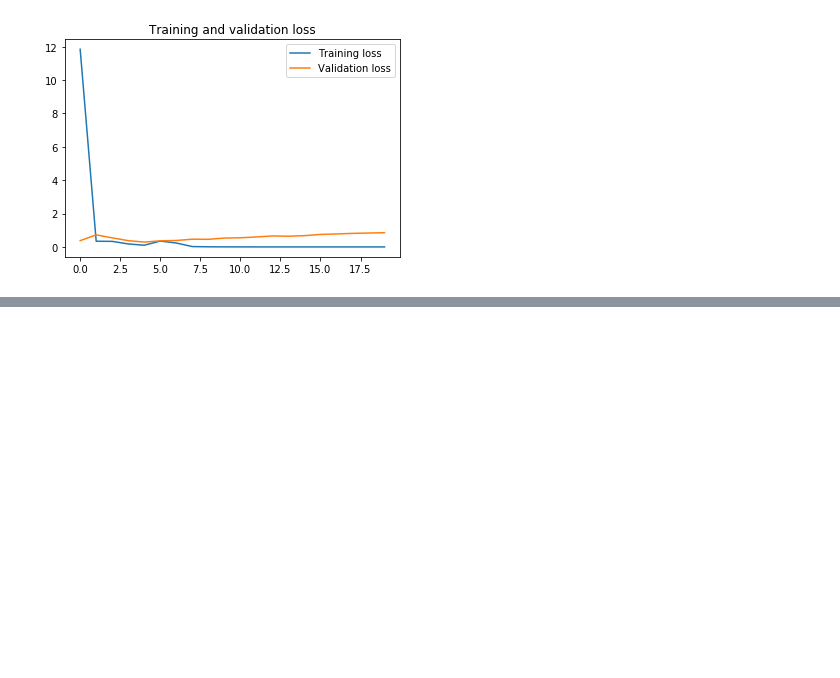
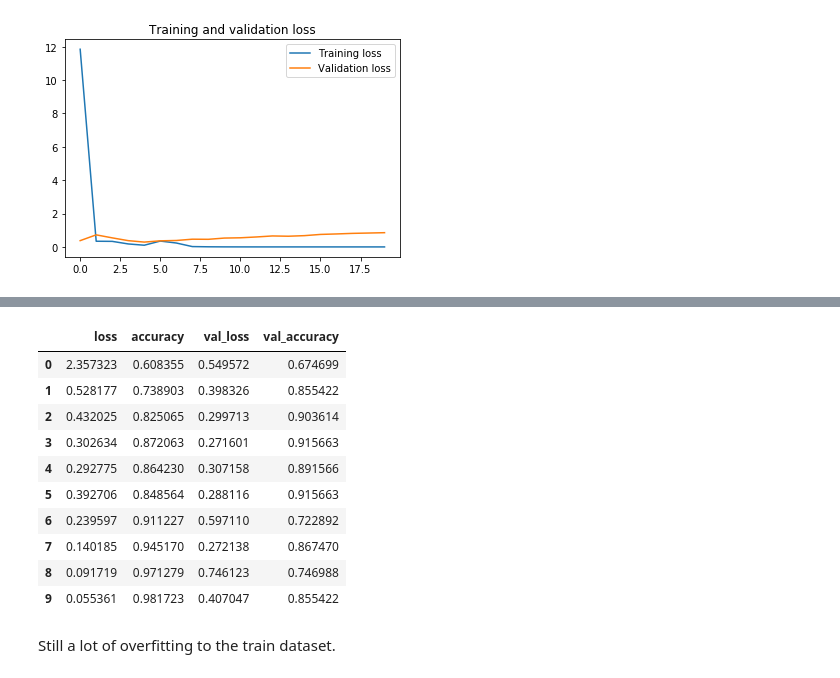
Before and after one commit to ArenCarpenter/Covid_CT_Classification, a Jupyter notebook: 003_Preliminary_CNN.ipynb, the cells around one changed output, grey strips where cells are left out. Drawn from its saved outputs; the diff is of its cells as text; code cells hidden in the pictures; blank space fills up the shorter version.

```diff
--- a/003_Preliminary_CNN.ipynb
+++ b/003_Preliminary_CNN.ipynb
@@ -113,0 +228,17 @@ plot_performance(history_baseline)
+# %%
+hist_df = pd.DataFrame(history_3.history)
+hist_df
+# %% [output]
+|  | loss | accuracy | val_loss | val_accuracy |
+| 0 | 2.357323 | 0.608355 | 0.549572 | 0.674699 |
+| 1 | 0.528177 | 0.738903 | 0.398326 | 0.855422 |
+| 2 | 0.432025 | 0.825065 | 0.299713 | 0.903614 |
+| 3 | 0.302634 | 0.872063 | 0.271601 | 0.915663 |
+| 4 | 0.292775 | 0.864230 | 0.307158 | 0.891566 |
+| 5 | 0.392706 | 0.848564 | 0.288116 | 0.915663 |
+| 6 | 0.239597 | 0.911227 | 0.597110 | 0.722892 |
+| 7 | 0.140185 | 0.945170 | 0.272138 | 0.867470 |
+| 8 | 0.091719 | 0.971279 | 0.746123 | 0.746988 |
+| 9 | 0.055361 | 0.981723 | 0.407047 | 0.855422 |
+# %% [markdown]
+Still a lot of overfitting to the train dataset.
```
Also changed, not shown: parts of 15 cells of this notebook.
